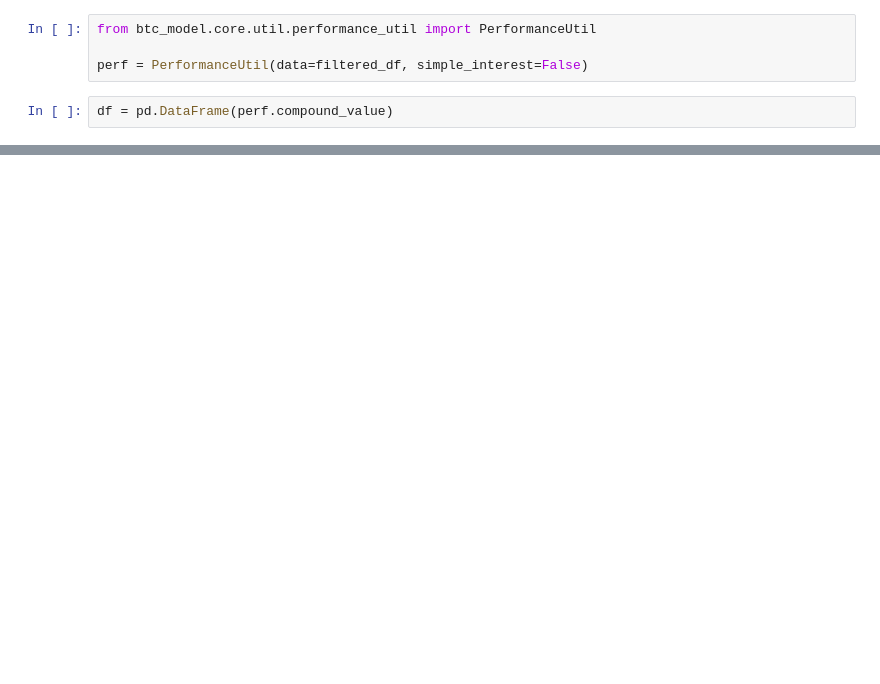
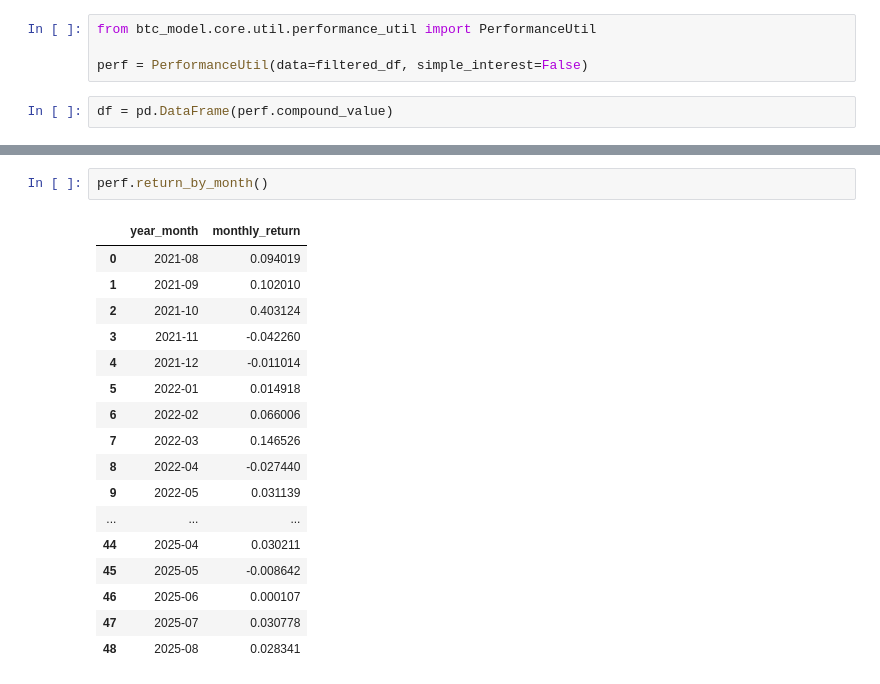
Before and after one commit to guozq0611/ThorpAI, a Jupyter notebook: btc_model/research/比特币指数增强策略测试.ipynb, the cells around one changed output, grey strips where cells are left out. Saved outputs shown, nothing was run; the diff lists cells and outputs as text; blank space fills up the shorter version.

```diff
--- a/btc_model/research/比特币指数增强策略测试.ipynb
+++ b/btc_model/research/比特币指数增强策略测试.ipynb
@@ -101,0 +109,20 @@ perf.return_by_year()
+# %%
+perf.return_by_month()
+# %% [output]
+|  | year_month | monthly_return |
+| 0 | 2021-08 | 0.094019 |
+| 1 | 2021-09 | 0.102010 |
+| 2 | 2021-10 | 0.403124 |
+| 3 | 2021-11 | -0.042260 |
+| 4 | 2021-12 | -0.011014 |
+| 5 | 2022-01 | 0.014918 |
+| 6 | 2022-02 | 0.066006 |
+| 7 | 2022-03 | 0.146526 |
+| 8 | 2022-04 | -0.027440 |
+| 9 | 2022-05 | 0.031139 |
+| ... | ... | ... |
+| 44 | 2025-04 | 0.030211 |
+| 45 | 2025-05 | -0.008642 |
+| 46 | 2025-06 | 0.000107 |
+| 47 | 2025-07 | 0.030778 |
+| 48 | 2025-08 | 0.028341 |
```
Also changed, not shown: parts of 7 cells of this notebook, 3 other files.
